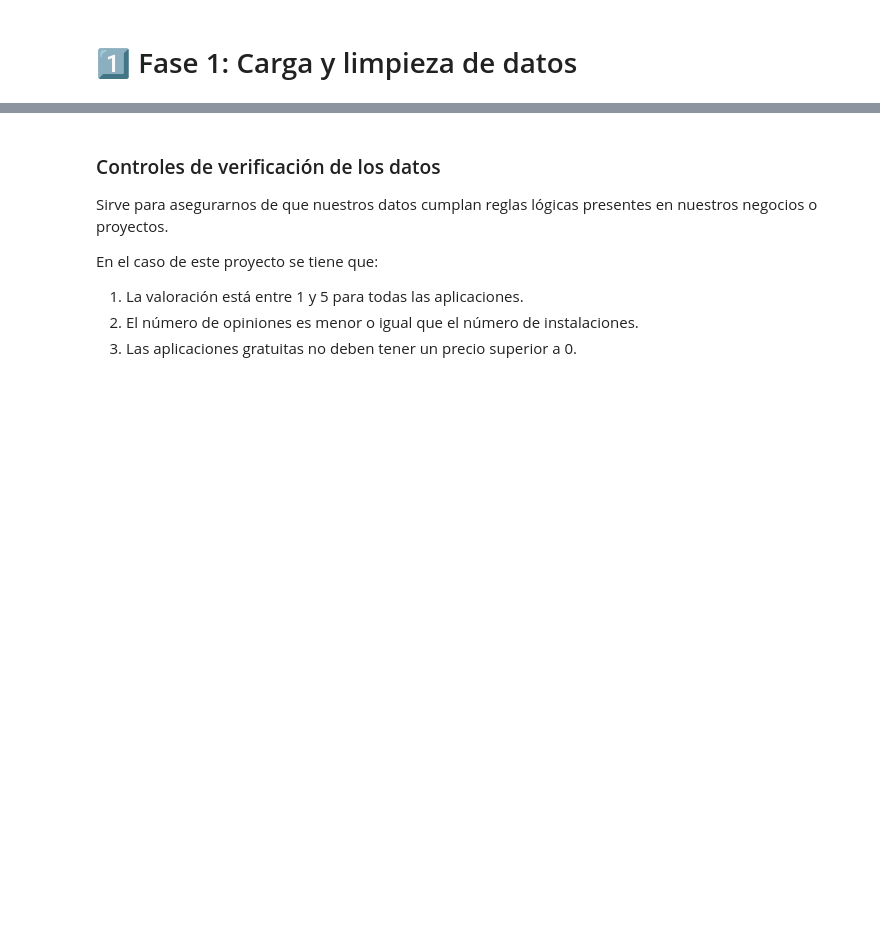
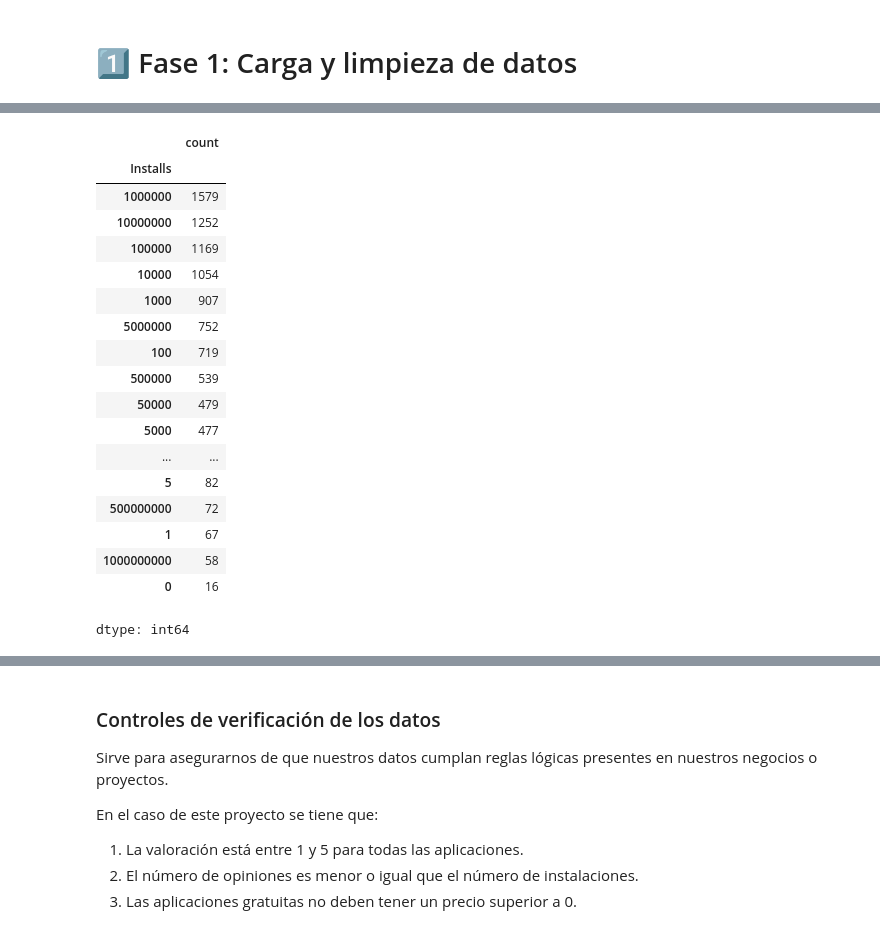
Before and after one commit to ChrisJavier/UIDE_3-WorkGroupProyectsVisu, a Jupyter notebook: Week1/src/VADDC_CP_W1_E4.ipynb, the cells around one changed output, grey strips where cells are left out. Saved outputs shown, nothing was run; the diff lists cells and outputs as text; code cells hidden in the pictures; blank space fills up the shorter version.

```diff
--- a/Week1/src/VADDC_CP_W1_E4.ipynb
+++ b/Week1/src/VADDC_CP_W1_E4.ipynb
@@ -196,2 +257,24 @@ data['Last Updated'] = pd.to_datetime(data['Last Updated'])
+# %%
+data.Installs.value_counts()
+# %% [output]
+|  | count |
+| Installs |  |
+| 1000000 | 1579 |
+| 10000000 | 1252 |
+| 100000 | 1169 |
+| 10000 | 1054 |
+| 1000 | 907 |
+| 5000000 | 752 |
+| 100 | 719 |
+| 500000 | 539 |
+| 50000 | 479 |
+| 5000 | 477 |
+| ... | ... |
+| 5 | 82 |
+| 500000000 | 72 |
+| 1 | 67 |
+| 1000000000 | 58 |
+| 0 | 16 |
+dtype: int64
 # %%
 data.dtypes
```
Also changed, not shown: parts of 28 cells of this notebook.
